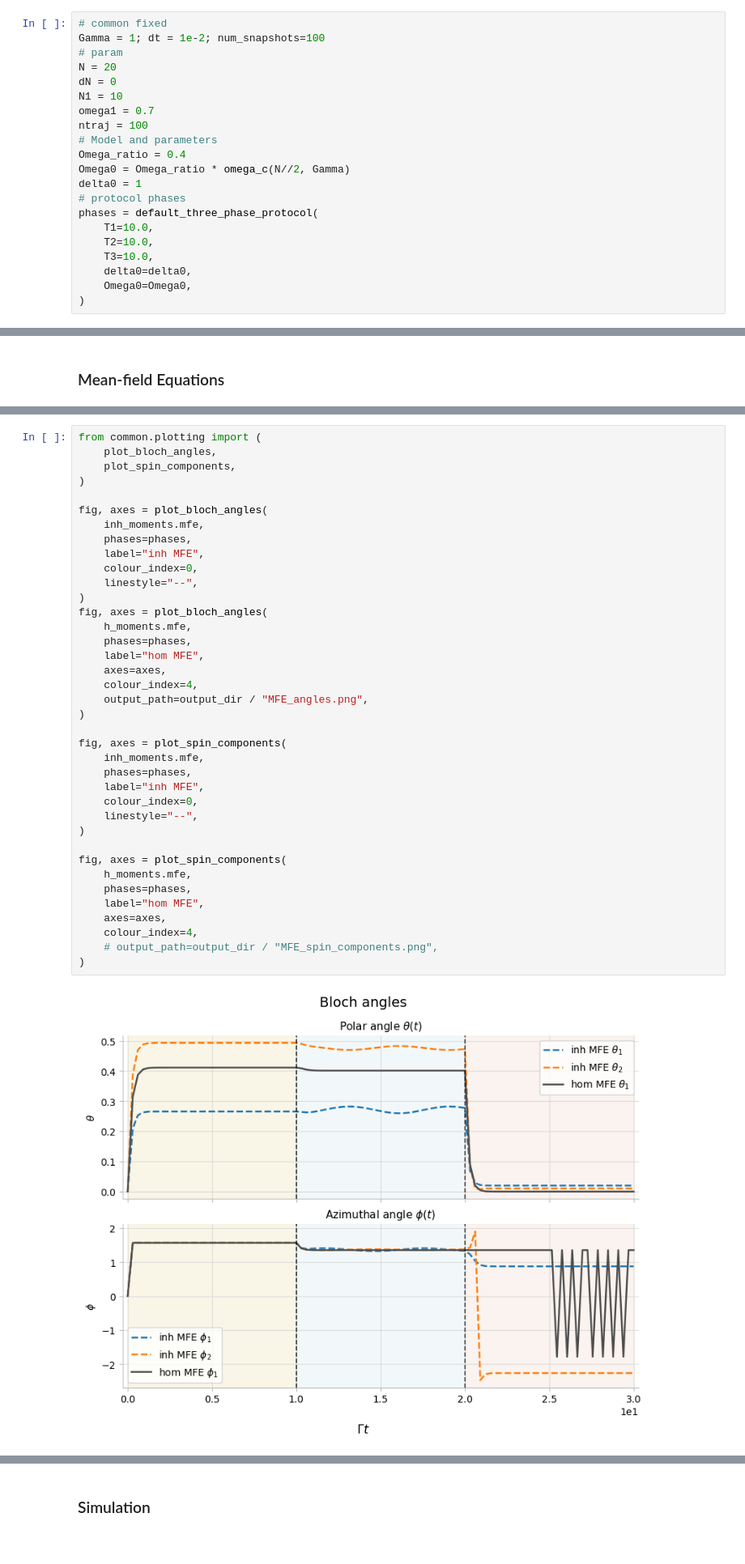
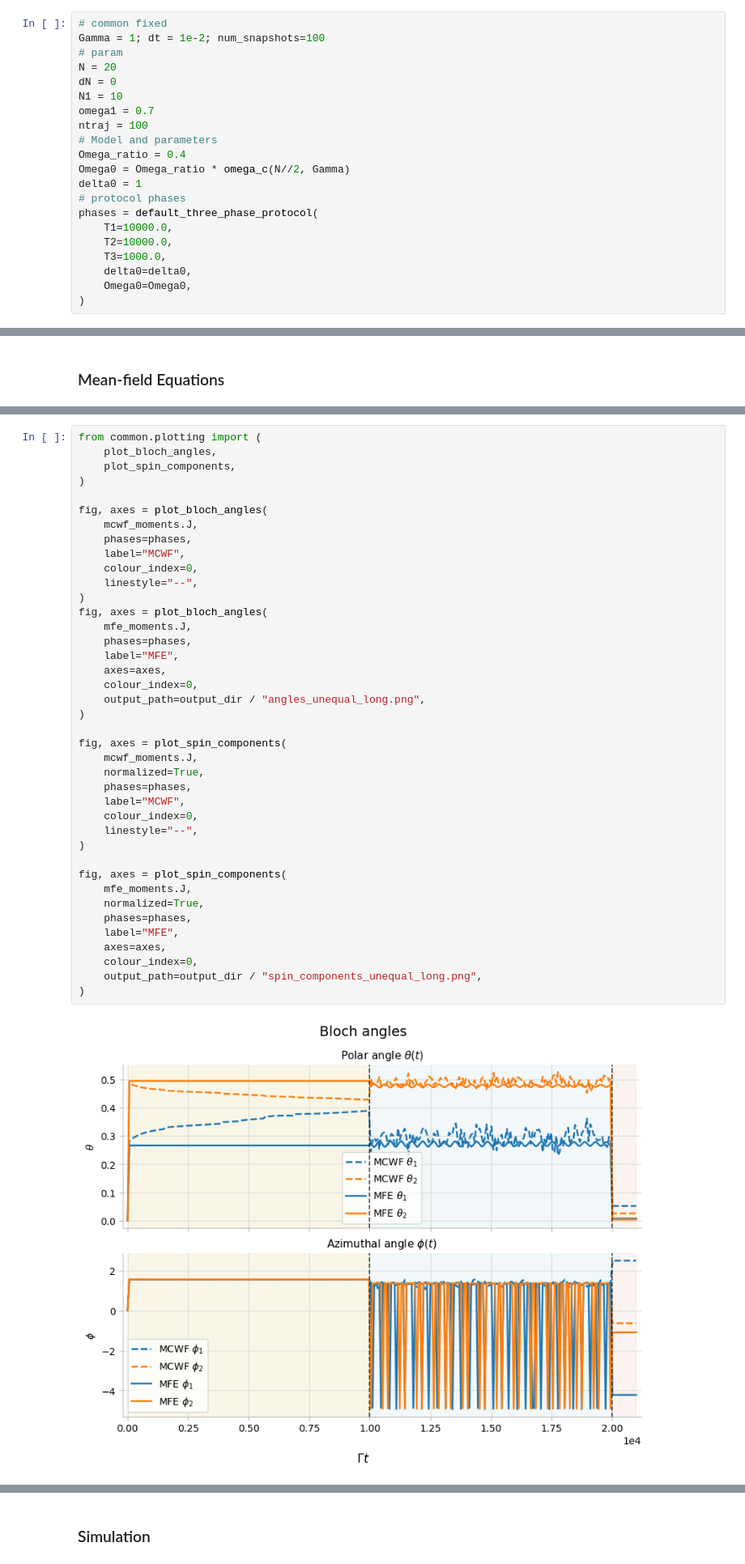
Before and after one commit to AsharKamal98/cavity-OAT, a Jupyter notebook: developer.ipynb, the cells around one changed output, grey strips where cells are left out. Shown at 81% size. Cells and saved outputs as stored; diff of their text form.

Commit message:
refactor: unify MFEObservableSeries and JMomentSeries refactor: remove J_drive from saved output feat: Common spin plotting supports normalized components

```diff
--- a/developer.ipynb
+++ b/developer.ipynb
@@ -31,9 +31,9 @@ Omega0 = Omega_ratio * omega_c(N//2, Gamma)
 delta0 = 1
 # protocol phases
 phases = default_three_phase_protocol(
-    T1=10.0,
-    T2=10.0,
-    T3=10.0,
+    T1=10000.0,
+    T2=10000.0,
+    T3=1000.0,
     delta0=delta0,
     Omega0=Omega0,
 )
@@ -109,40 +123,42 @@ inh_moments.mfe = compute_mfe_observables(inh_mfe_result)
 # %%
 from common.plotting import (
     plot_bloch_angles,
     plot_spin_components,
 )
 
 fig, axes = plot_bloch_angles(
-    inh_moments.mfe,
+    mcwf_moments.J,
     phases=phases,
-    label="inh MFE",
+    label="MCWF",
     colour_index=0,
     linestyle="--",
 )
 fig, axes = plot_bloch_angles(
-    h_moments.mfe,
+    mfe_moments.J,
     phases=phases,
-    label="hom MFE",
+    label="MFE",
     axes=axes,
-    colour_index=4,
-    output_path=output_dir / "MFE_angles.png",
+    colour_index=0,
+    output_path=output_dir / "angles_unequal_long.png",
 )
 
 fig, axes = plot_spin_components(
-    inh_moments.mfe,
+    mcwf_moments.J,
+    normalized=True,
     phases=phases,
-    label="inh MFE",
+    label="MCWF",
     colour_index=0,
     linestyle="--",
 )
 
 fig, axes = plot_spin_components(
-    h_moments.mfe,
+    mfe_moments.J,
+    normalized=True,
     phases=phases,
-    label="hom MFE",
+    label="MFE",
     axes=axes,
-    colour_index=4,
-    # output_path=output_dir / "MFE_spin_components.png",
+    colour_index=0,
+    output_path=output_dir / "spin_components_unequal_long.png",
 )
 # %% [output]
-[figure, old version]
+[figure, new version]
```
Also changed, not shown: parts of 5 cells of this notebook, 12 other files.
